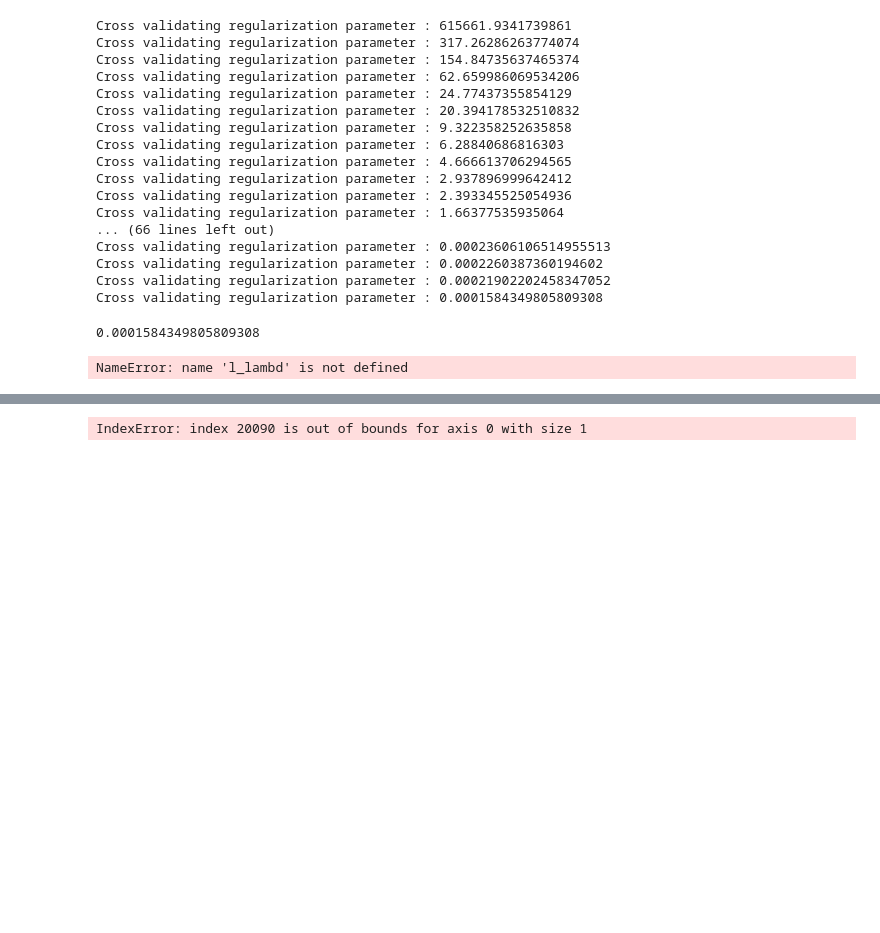
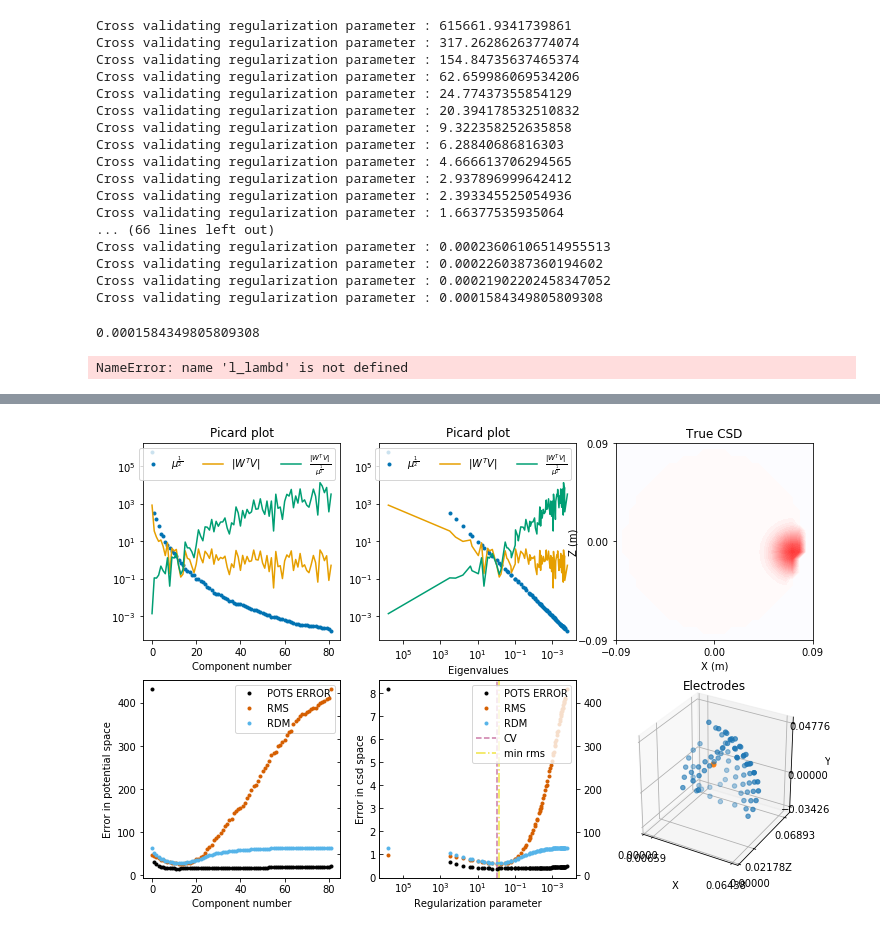
Before and after one commit to Neuroinflab/kESI, a Jupyter notebook: extras/validation/reconstruction_with_cv.ipynb, the cells around one changed output, grey strips where cells are left out. Saved outputs shown, nothing was run; the diff lists cells and outputs as text; code cells hidden in the pictures; blank space fills up the shorter version.

```diff
--- a/extras/validation/reconstruction_with_cv.ipynb
+++ b/extras/validation/reconstruction_with_cv.ipynb
@@ -368,5 +396,5 @@ indx_rp.shape
 # %%
-src_nr = 0
+src_nr = 20090
 EST_CSD2, indx_rp2, EE2, rp2 = vf.estimate_csd(cross_reconstructor, potential_noise.reshape(1,len(potential[src_nr])),
                                         regularization_parameters=eigen_parameters)
 # %% [output]
@@ -448,5 +475,5 @@ np.savez_compressed(save_path + '/GlobalErrors.npz', RMS=rms, RDM=rdm, MAG=mag)
 # %%
-src_nr = 0
+src_nr = 20090
 #eigen_parameters2 = np.logspace(-5, 5, 64)
 eigen_parameters2 = eigen_parameters
 rms_n = np.zeros(len(eigen_parameters2))
@@ -457,5 +484,5 @@ for j, value in enumerate(eigen_parameters2):
     rms_n[j] = vf.calculate_rms(true_csd[src_nr], est_csd_ev)
     rdm_n[j] = vf.calculate_rdm(true_csd[src_nr], est_csd_ev)
     mag_n[j] = vf.calculate_mag(true_csd[src_nr], est_csd_ev)
-np.savez_compressed(save_path + '/GlobalErrorsNoise.npz', RMS=rms_n, RDM=rdm_n, MAG=mag_n)
+np.savez_compressed(save_path + '/GlobalErrorsNoiseSrcNr' + str(src_nr) + '.npz', RMS=rms_n, RDM=rdm_n, MAG=mag_n)
 # %%
@@ -494,11 +521,11 @@ pf.generate_Picard_subplot(eigenvalues, eigenvectors, true_csd[src_nr], potentia
 # %%
 src_nr = 20090
 pf.generate_Picard_subplot(eigenvalues, eigenvectors, true_csd[src_nr], potential_noise, EE2,
-                           rms_n, rdm_n, mag_n, eigen_parameters[indx_rp2[src_nr]], forward_model, src_nr, save_path,
+                           rms_n, rdm_n, mag_n, eigen_parameters[indx_rp2[0]], forward_model, src_nr, save_path,
                            ELECTRODES.X, ELECTRODES.Y, ELECTRODES.Z,
                            sources[src_nr].x, sources[src_nr].y, sources[src_nr].z, X, Y, Z, IDX, layer)
 # %% [output]
-IndexError: index 20090 is out of bounds for axis 0 with size 1
+[figure, added]
 # %%
 src_nr = 20090
 pf.generate_Picard_subplot(eigenvalues, eigenvectors, true_csd[src_nr], noise, EEn,
```
Also changed, not shown: parts of 30 cells of this notebook, 2 other files.
